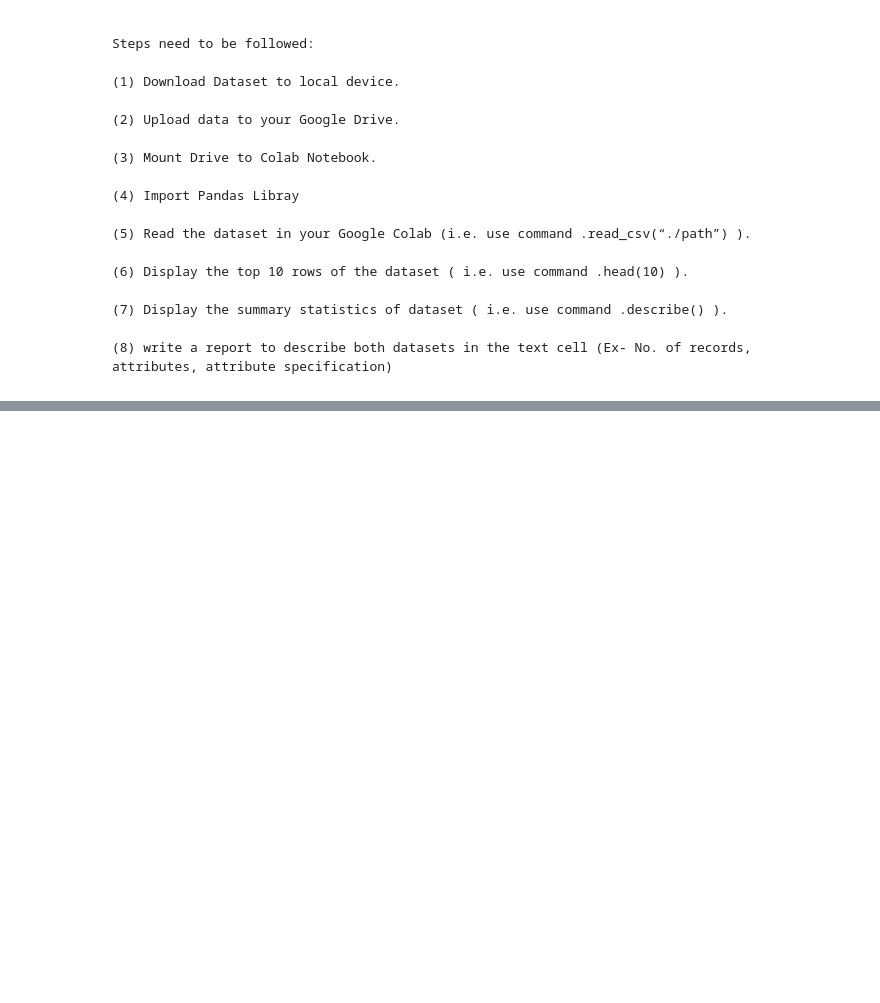
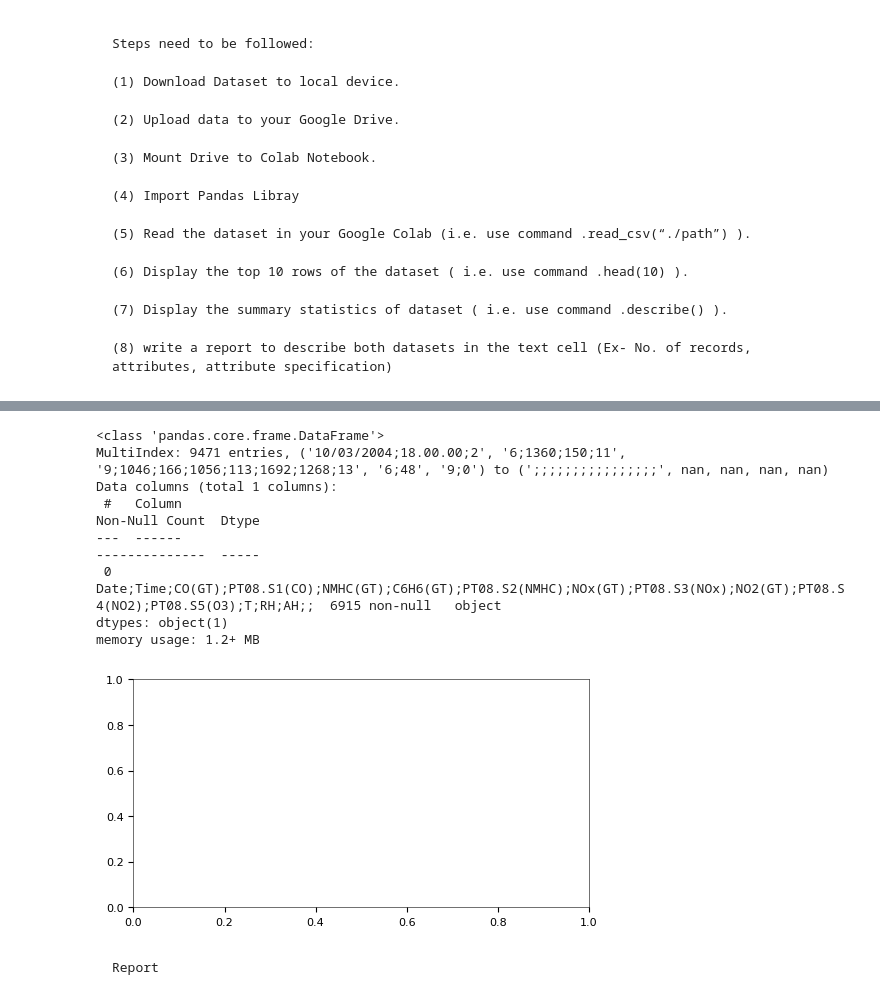
Before and after one commit to harshsinha-12/DataVisualisationSem1AssignmentsIITP, a Jupyter notebook: Assignment1NewbyHarsh.ipynb, the cells around one changed output, grey strips where cells are left out. Drawn from its saved outputs; the diff is of its cells as text; code cells hidden in the pictures; blank space fills up the shorter version.

````diff
--- a/Assignment1NewbyHarsh.ipynb
+++ b/Assignment1NewbyHarsh.ipynb
@@ -106,0 +168,19 @@ Steps need to be followed:
+# %%
+pd.read_csv("/content/drive/MyDrive/Data Sets for Data Visualisation/AirQualityUCI.csv").info()
+# %% [output]
+<class 'pandas.core.frame.DataFrame'>
+MultiIndex: 9471 entries, ('10/03/2004;18.00.00;2', '6;1360;150;11', '9;1046;166;1056;113;1692;1268;13', '6;48', '9;0') to (';;;;;;;;;;;;;;;;', nan, nan, nan, nan)
+Data columns (total 1 columns):
+ #   Column                                                                                                                        Non-Null Count  Dtype
+---  ------                                                                                                                        --------------  -----
+ 0   Date;Time;CO(GT);PT08.S1(CO);NMHC(GT);C6H6(GT);PT08.S2(NMHC);NOx(GT);PT08.S3(NOx);NO2(GT);PT08.S4(NO2);PT08.S5(O3);T;RH;AH;;  6915 non-null   object
+dtypes: object(1)
+memory usage: 1.2+ MB
+[figure, added]
+# %% [markdown]
+
+
+
+```
+Report
+```
````
Also changed, not shown: parts of 3 cells of this notebook.
